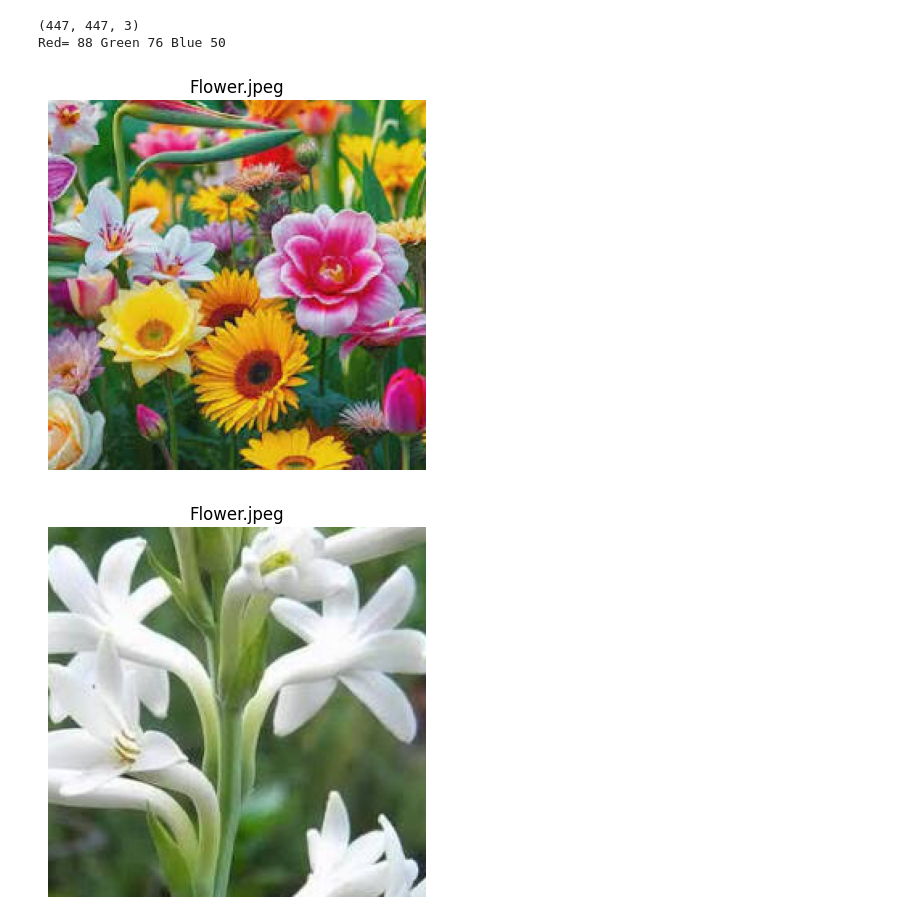
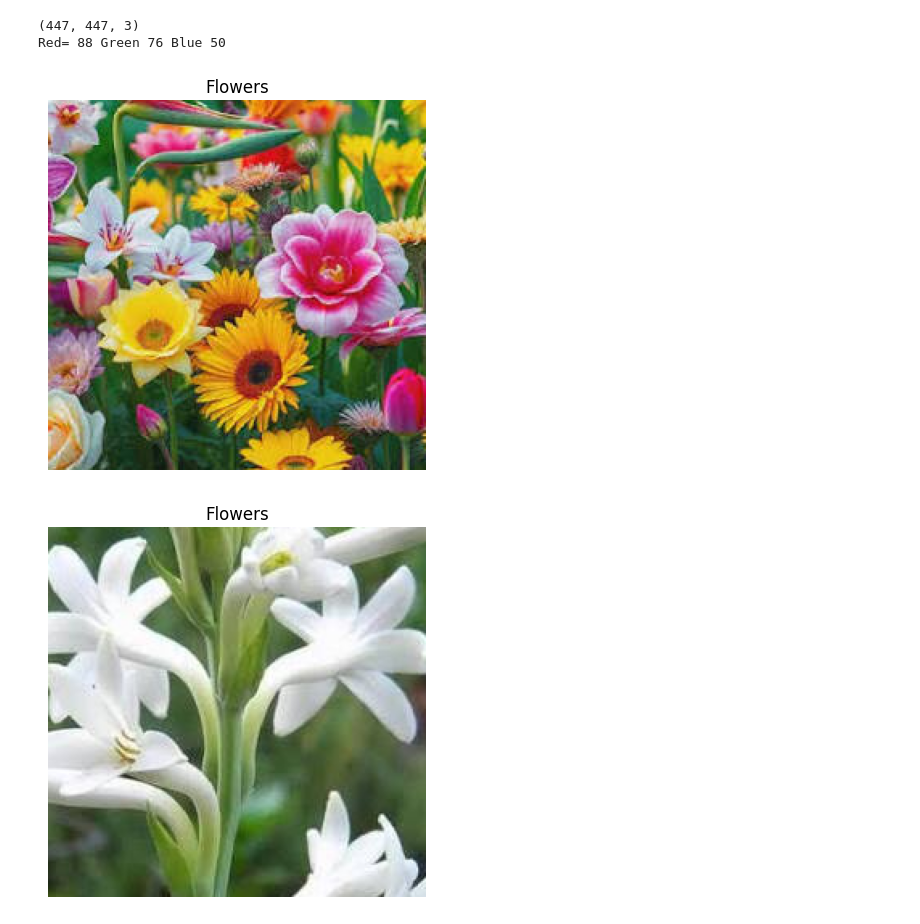
Before and after one commit to SettibathulaJyothi/Python-Basics, a Jupyter notebook: Image_processing_Operations_OpenCV.ipynb, the cells around one changed output. Drawn from its saved outputs; the diff is of its cells as text; code cells hidden in the pictures.

```diff
--- a/Image_processing_Operations_OpenCV.ipynb
+++ b/Image_processing_Operations_OpenCV.ipynb
@@ -51,15 +51,15 @@ Red= 88 Green 76 Blue 50
 # %%
 import cv2
 from matplotlib import pyplot as plt
 import numpy as np
 img=cv2.imread('Flower.jpeg')
 roi=img[135:365,115:350] #roi(region of interest)
 plt.imshow(cv2.cvtColor(roi,cv2.COLOR_BGR2RGB))
-plt.title('Flower.jpeg')
+plt.title('Flowers')
 plt.axis('off')
 plt.show()
 # %% [output]
-[figure, old version]
+[figure, new version]
 # %%
 import cv2
 from matplotlib import pyplot as plt
@@ -67,8 +67,8 @@ import numpy as np
 img=cv2.imread('Flower1.jpeg')
 roi=img[135:365,115:350] #roi(region of interest)
 plt.imshow(cv2.cvtColor(roi,cv2.COLOR_BGR2RGB))
-plt.title('Flower.jpeg')
+plt.title('Flowers')
 plt.axis('off')
 plt.show()
 # %% [output]
-[figure, old version]
+[figure, new version]
```
Also changed, not shown: parts of 5 cells of this notebook.
